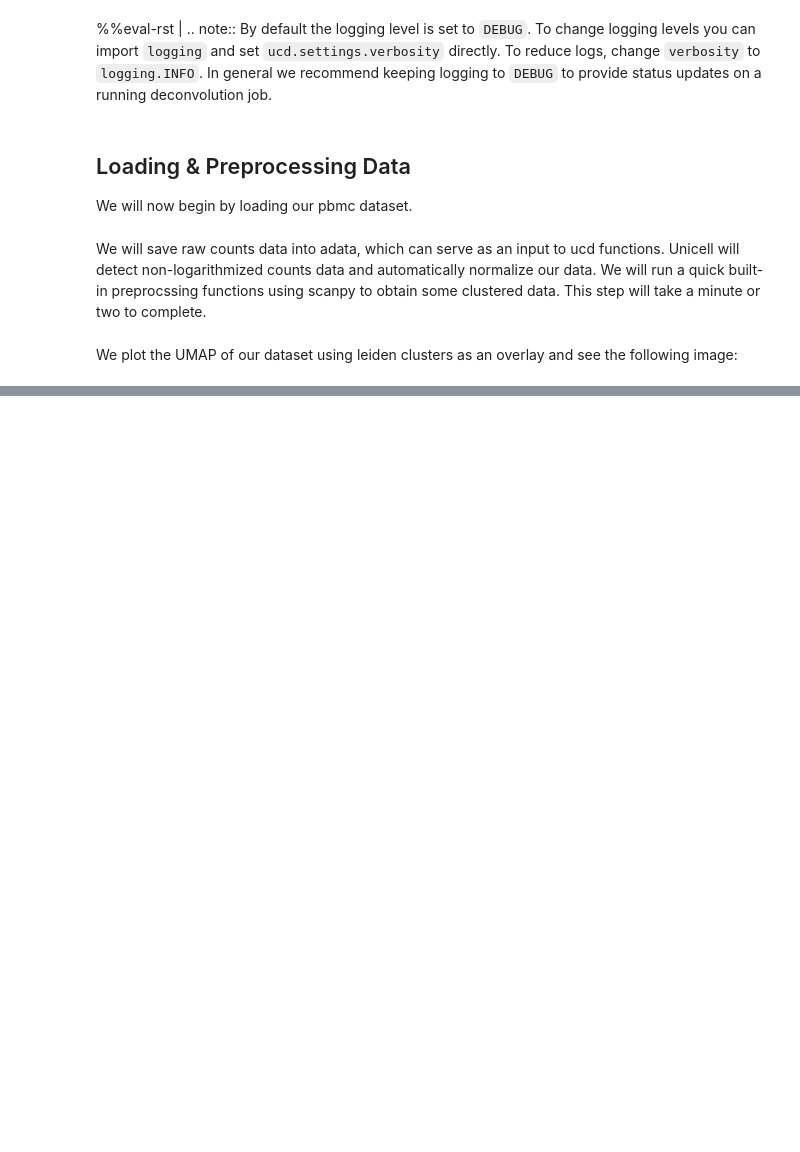
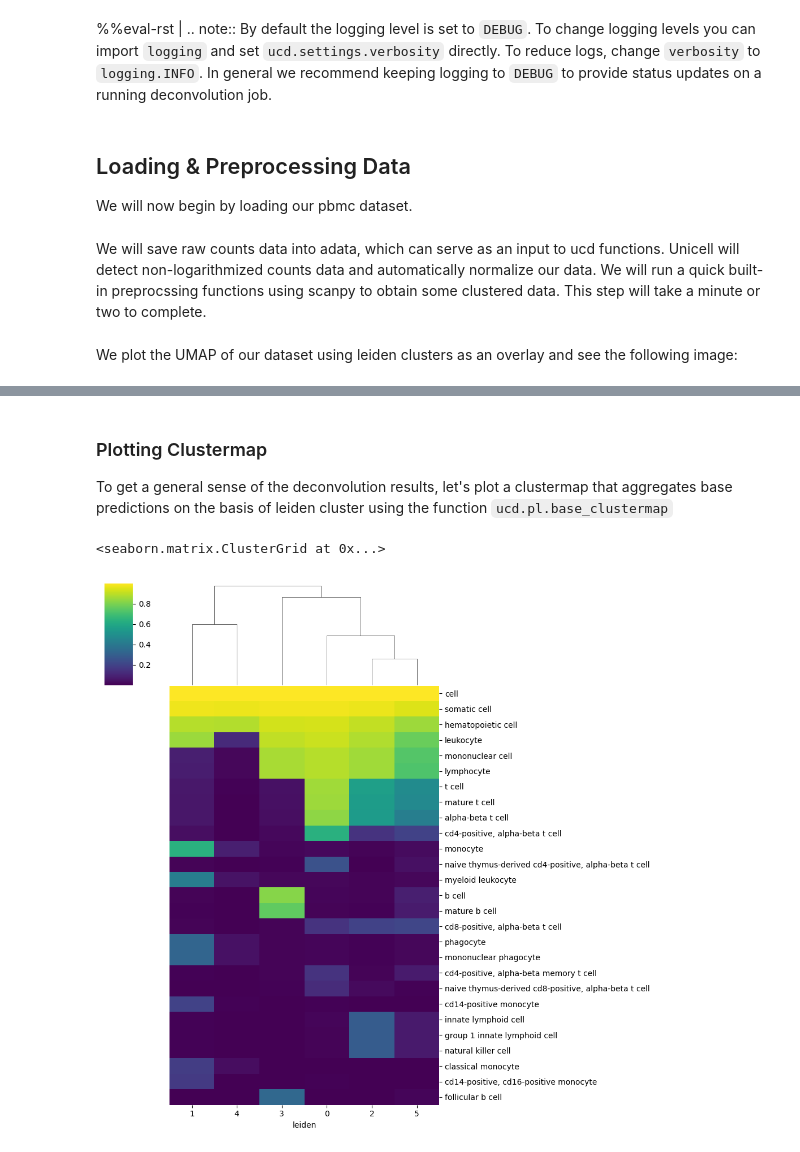
Before and after one commit to dchary/ucdeconvolve, a Jupyter notebook: docs/notebooks/single_cell_example.ipynb, the cells around one changed output, grey strips where cells are left out. Drawn from its saved outputs; the diff is of its cells as text; code cells hidden in the pictures; blank space fills up the shorter version.

```diff
--- a/docs/notebooks/single_cell_example.ipynb
+++ b/docs/notebooks/single_cell_example.ipynb
@@ -58,0 +70,9 @@ ucd.tl.base(adata)
+# %% [markdown]
+### Plotting Clustermap
+To get a general sense of the deconvolution results, let's plot a clustermap that aggregates base predictions on the basis
+of leiden cluster using the function ``ucd.pl.base_clustermap``
+# %%
+ucd.pl.base_clustermap(adata, groupby = 'leiden')
+# %% [output]
+<seaborn.matrix.ClusterGrid at 0x...>
+[figure, added]
```
Also changed, not shown: parts of 22 cells of this notebook, 4 other files.
